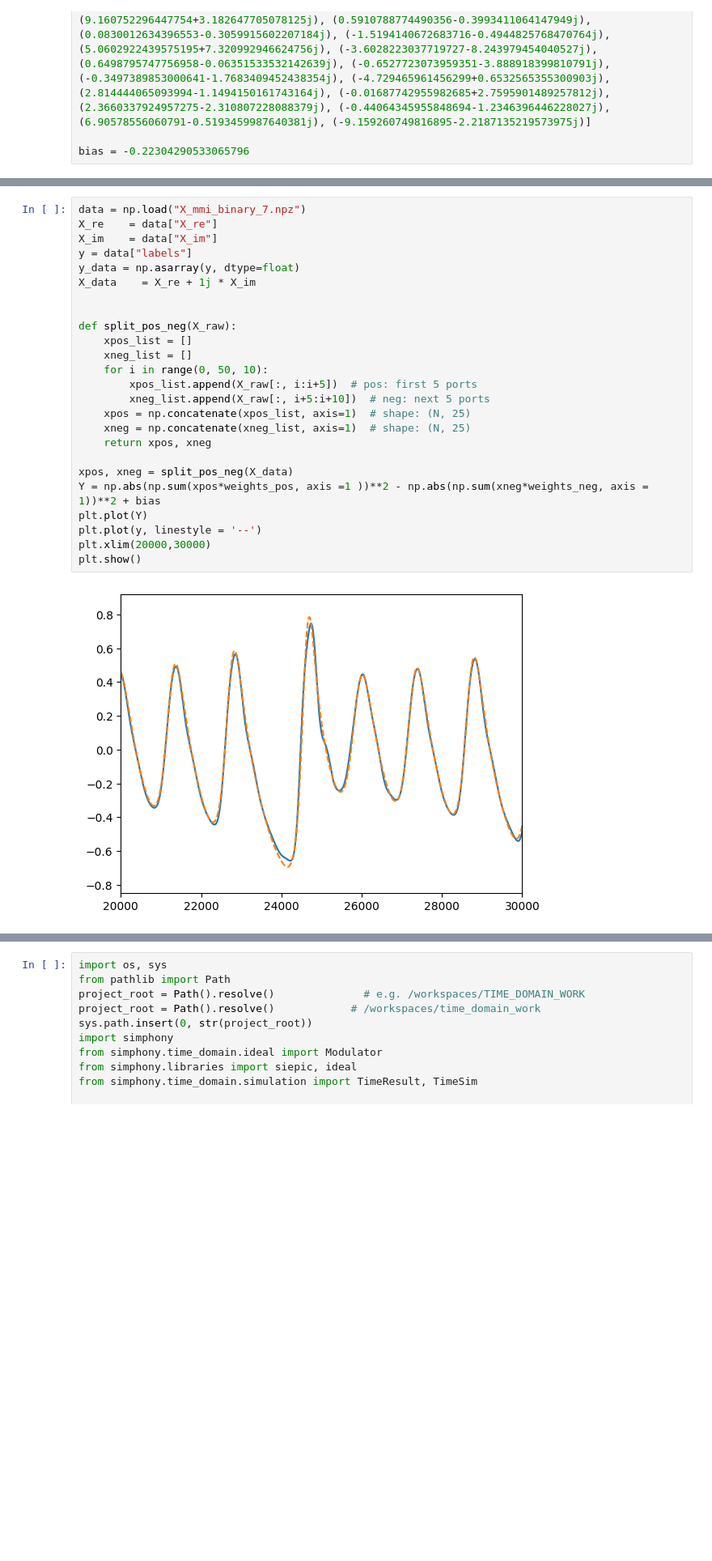
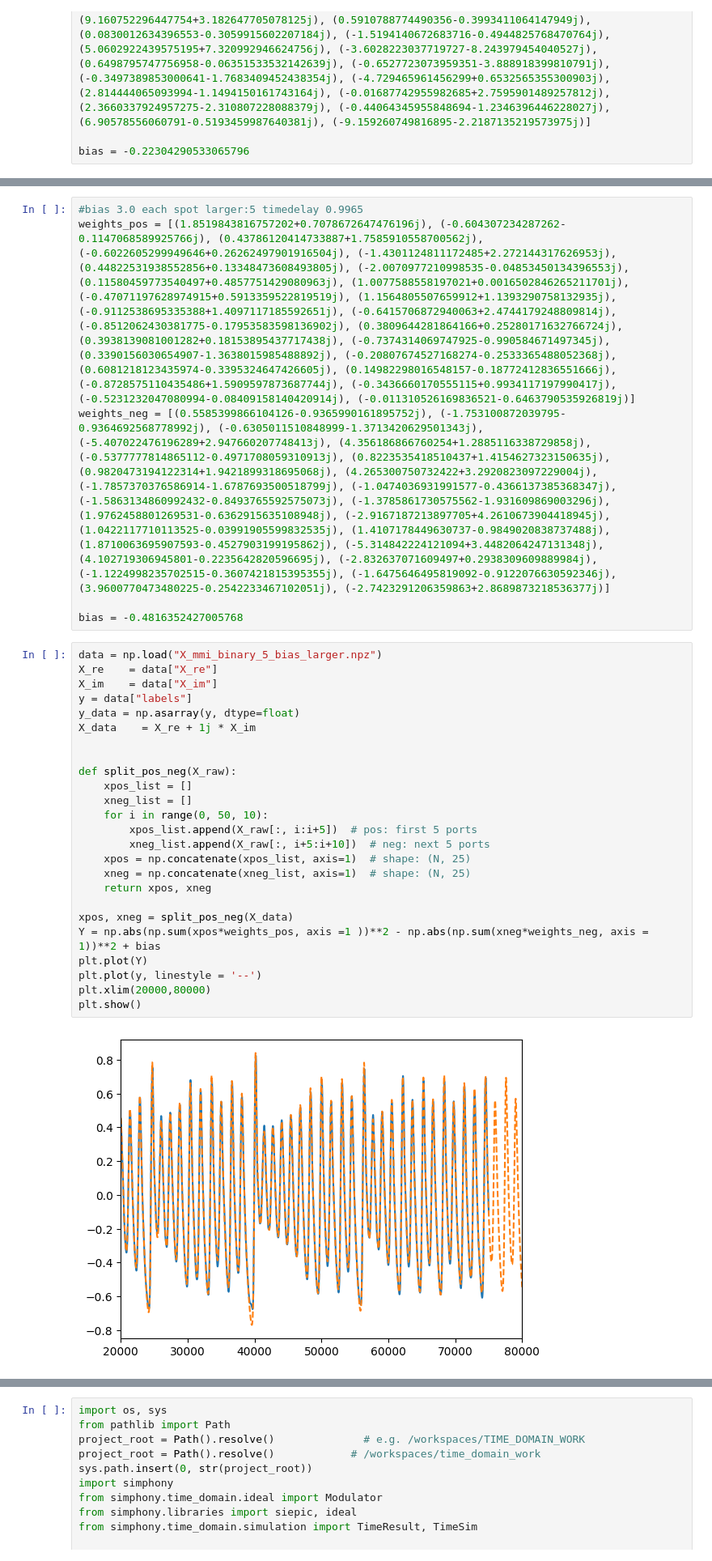
Before and after one commit to 1400073/time_domain_work, a Jupyter notebook: weights_checking.ipynb, the cells around one changed output, grey strips where cells are left out. Shown: that part at 81% size. Cells and saved outputs as stored; diff of their text form; blank space fills up the shorter version.

```diff
--- a/weights_checking.ipynb
+++ b/weights_checking.ipynb
@@ -114,30 +120,36 @@ bias = -0.22304290533065796
+# %%
+#bias 3.0 each spot larger:5 timedelay 0.9965
+weights_pos = [(1.8519843816757202+0.7078672647476196j), (-0.604307234287262-0.1147068589925766j), (0.43786120414733887+1.7585910558700562j), (-0.6022605299949646+0.26262497901916504j), (-1.4301124811172485+2.272144317626953j), (0.44822531938552856+0.13348473608493805j), (-2.0070977210998535-0.04853450134396553j), (0.11580459773540497+0.4857751429080963j), (1.0077588558197021+0.0016502846265211701j), (-0.47071197628974915+0.5913359522819519j), (1.1564805507659912+1.1393290758132935j), (-0.9112538695335388+1.4097117185592651j), (-0.6415706872940063+2.4744179248809814j), (-0.8512062430381775-0.17953583598136902j), (0.3809644281864166+0.25280171632766724j), (0.3938139081001282+0.18153895437717438j), (-0.7374314069747925-0.990584671497345j), (0.3390156030654907-1.3638015985488892j), (-0.20807674527168274-0.2533365488052368j), (0.6081218123435974-0.3395324647426605j), (0.14982298016548157-0.18772412836551666j), (-0.8728575110435486+1.5909597873687744j), (-0.3436660170555115+0.9934117197990417j), (-0.5231232047080994-0.08409158140420914j), (-0.011310526169836521-0.6463790535926819j)]
+weights_neg = [(0.5585399866104126-0.9365990161895752j), (-1.753100872039795-0.9364692568778992j), (-0.6305011510848999-1.3713420629501343j), (-5.407022476196289+2.947660207748413j), (4.356186866760254+1.2885116338729858j), (-0.5377777814865112-0.4971708059310913j), (0.8223535418510437+1.4154627323150635j), (0.9820473194122314+1.9421899318695068j), (4.265300750732422+3.2920823097229004j), (-1.7857370376586914-1.6787693500518799j), (-1.0474036931991577-0.4366137385368347j), (-1.5863134860992432-0.8493765592575073j), (-1.3785861730575562-1.931609869003296j), (1.9762458801269531-0.6362915635108948j), (-2.9167187213897705+4.2610673904418945j), (1.0422117710113525-0.03991905599832535j), (1.4107178449630737-0.9849020838737488j), (1.8710063695907593-0.4527903199195862j), (-5.314842224121094+3.4482064247131348j), (4.102719306945801-0.2235642820596695j), (-2.832637071609497+0.2938309609889984j), (-1.1224998235702515-0.3607421815395355j), (-1.6475646495819092-0.9122076630592346j), (3.9600770473480225-0.2542233467102051j), (-2.7423291206359863+2.8689873218536377j)]
+
+bias = -0.4816352427005768
 # %%
-data = np.load("X_mmi_binary_7.npz")
+data = np.load("X_mmi_binary_5_bias_larger.npz")
 X_re    = data["X_re"]
 X_im    = data["X_im"]
 y = data["labels"]
 y_data = np.asarray(y, dtype=float)
 X_data    = X_re + 1j * X_im
 
 
 def split_pos_neg(X_raw):
     xpos_list = []
     xneg_list = []
     for i in range(0, 50, 10):
         xpos_list.append(X_raw[:, i:i+5])  # pos: first 5 ports
         xneg_list.append(X_raw[:, i+5:i+10])  # neg: next 5 ports
     xpos = np.concatenate(xpos_list, axis=1)  # shape: (N, 25)
     xneg = np.concatenate(xneg_list, axis=1)  # shape: (N, 25)
     return xpos, xneg
 
 xpos, xneg = split_pos_neg(X_data)
 Y = np.abs(np.sum(xpos*weights_pos, axis =1 ))**2 - np.abs(np.sum(xneg*weights_neg, axis = 1))**2 + bias
 plt.plot(Y)
 plt.plot(y, linestyle = '--')
-plt.xlim(20000,30000)
+plt.xlim(20000,80000)
 plt.show()
 # %% [output]
-[figure, old version]
+[figure, new version]
 # %%
 fig = plt.figure()
 ax = fig.add_subplot(projection='3d')
```
Also changed, not shown: parts of 2 cells of this notebook, 12 other files.
